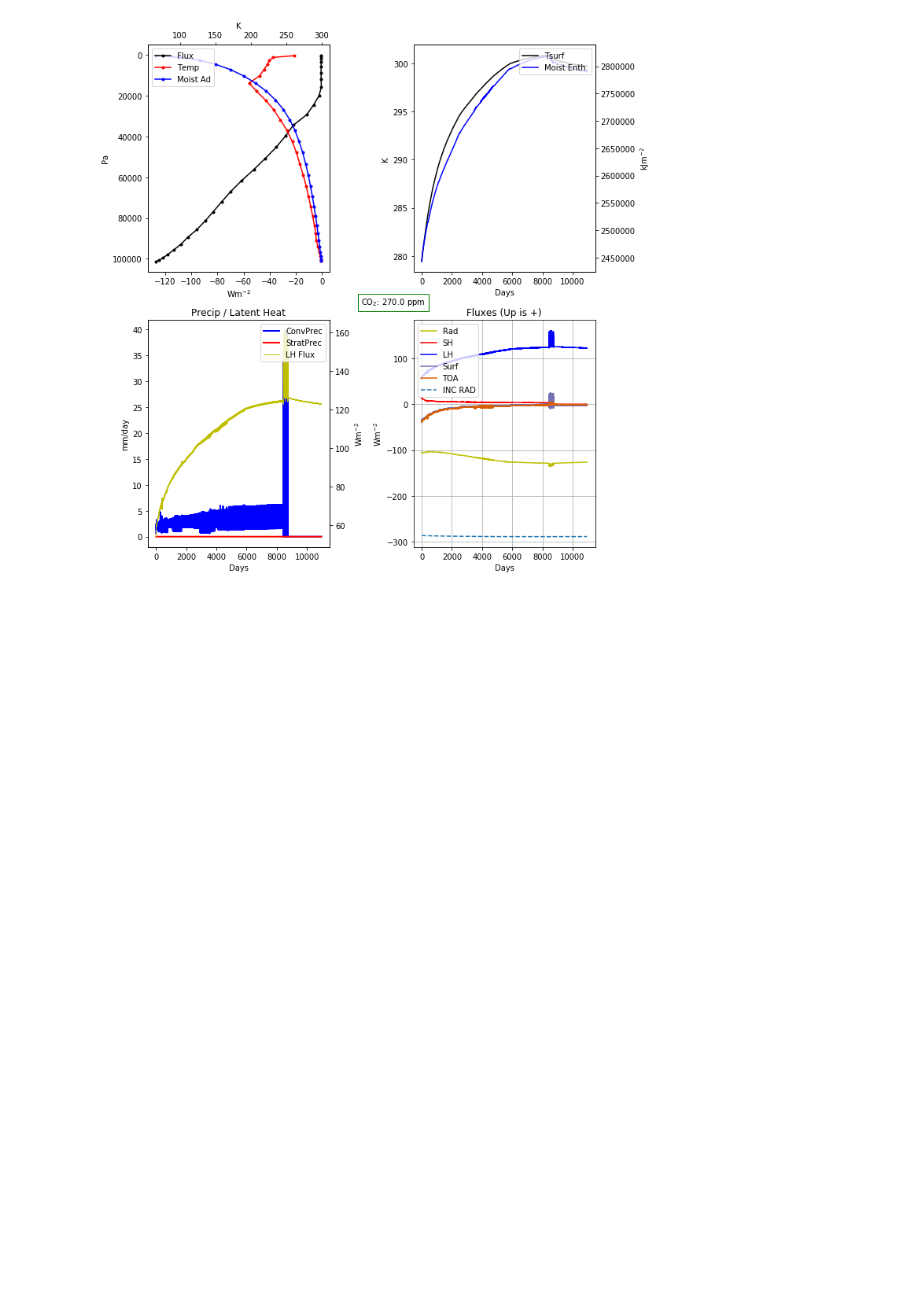
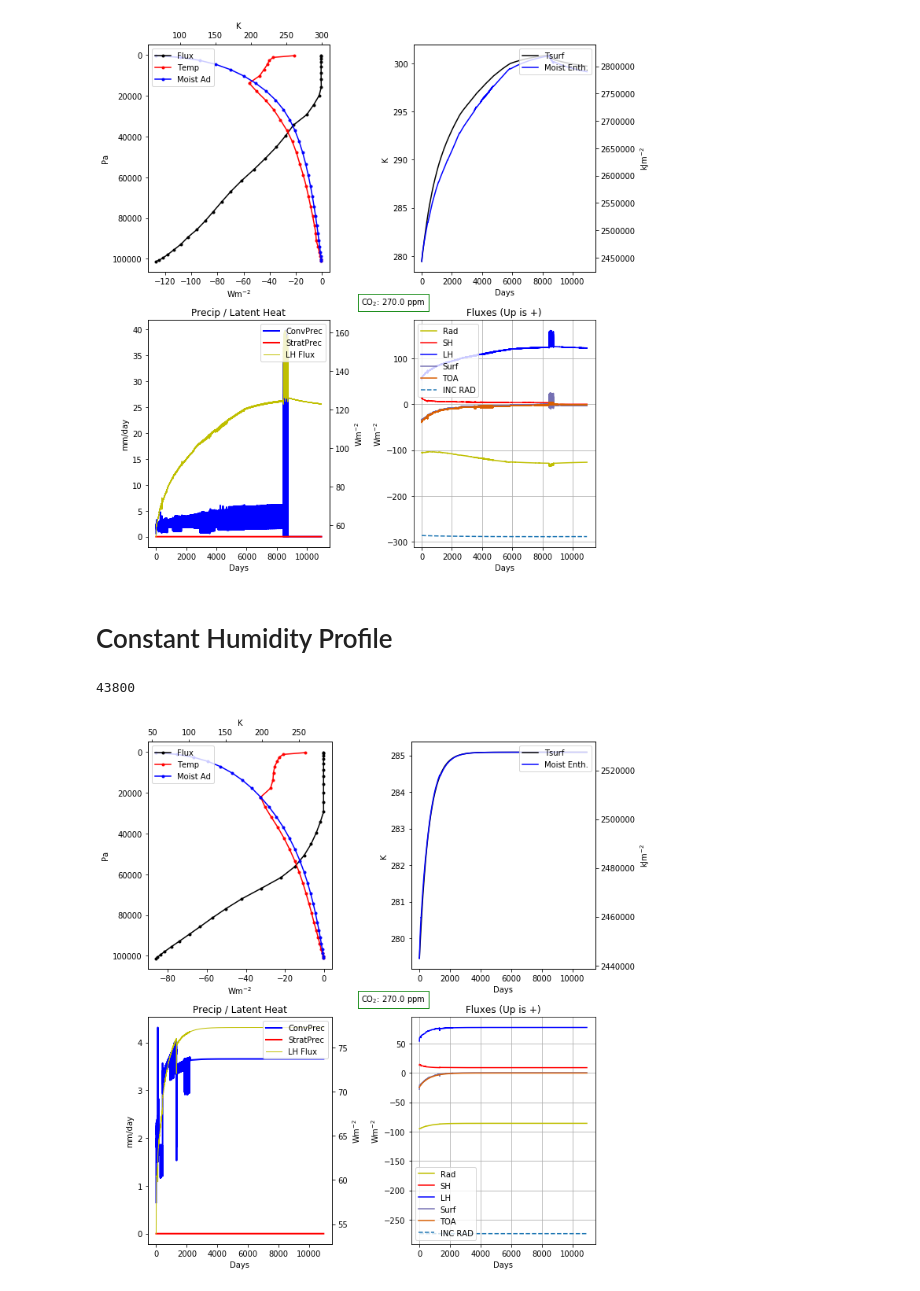
Before and after one commit to HaynesStephens/climproj, a Jupyter notebook: plot_time_series.ipynb, the cells around one changed output. Cells and saved outputs as stored; diff of their text form; code cells hidden in the pictures; blank space fills up the shorter version.

```diff
--- a/plot_time_series.ipynb
+++ b/plot_time_series.ipynb
@@ -392,3 +392,10 @@ plot_time_series('i270_335solar', test_dir = 'varying_solar/')
 # %% [output]
 43800
 [figure]
+# %% [markdown]
+# Constant Humidity Profile
+# %%
+plot_time_series('i270_320solar_cst_q_rad', test_dir = 'varying_co2_cst_q_rad/')
+# %% [output]
+43800
+[figure, added]
```
Also changed, not shown: parts of 1 cell of this notebook, 17 other files.
